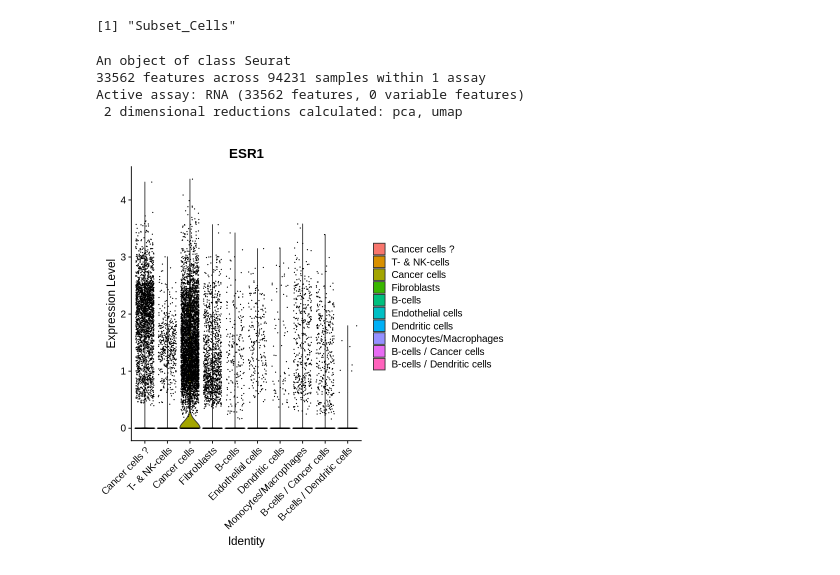
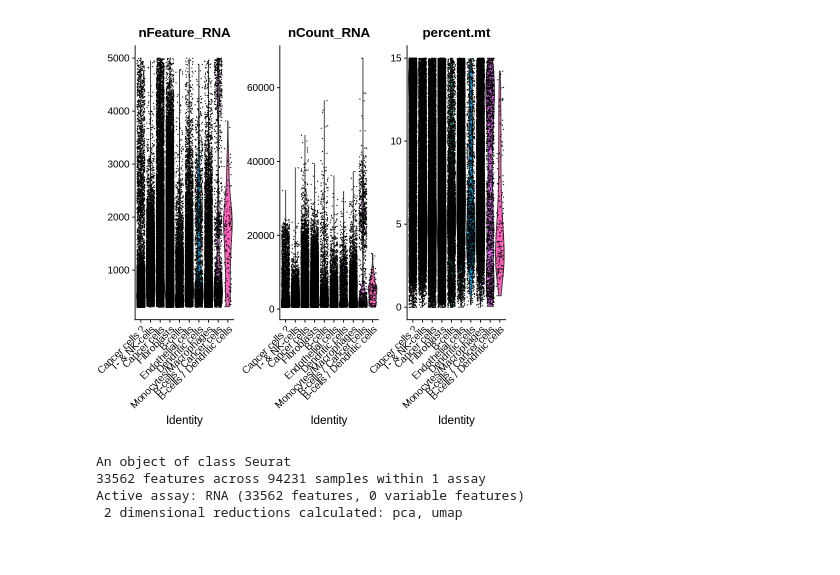
Before and after one commit to sevsorita/single_cell, a Jupyter notebook: notebooks/src/NeoLet_metadata.ipynb, the cells around one changed output. Drawn from its saved outputs; the diff is of its cells as text; code cells hidden in the pictures.

```diff
--- a/notebooks/src/NeoLet_metadata.ipynb
+++ b/notebooks/src/NeoLet_metadata.ipynb
@@ -5,6 +3,2 @@ Attaching SeuratObject
 # %%
 load("/data/severs/NeoLetExe_five_triplets.RData")
-# %%
-ls()
-# %% [output]
-[1] "Subset_Cells"
@@ -11,3 +7,7 @@ ls()
+# %%
+VlnPlot(Subset_Cells, features = c("nFeature_RNA", "nCount_RNA", "percent.mt"), ncol = 3)
+# %% [output]
+[figure, added]
 # %%
 Subset_Cells
 # %% [output]
@@ -15,7 +15,3 @@ An object of class Seurat
 33562 features across 94231 samples within 1 assay
 Active assay: RNA (33562 features, 0 variable features)
  2 dimensional reductions calculated: pca, umap
-# %%
-VlnPlot(object = Subset_Cells, features = c("ESR1"))
-# %% [output]
-[figure, removed]
```
Also changed, not shown: parts of 36 cells of this notebook.
